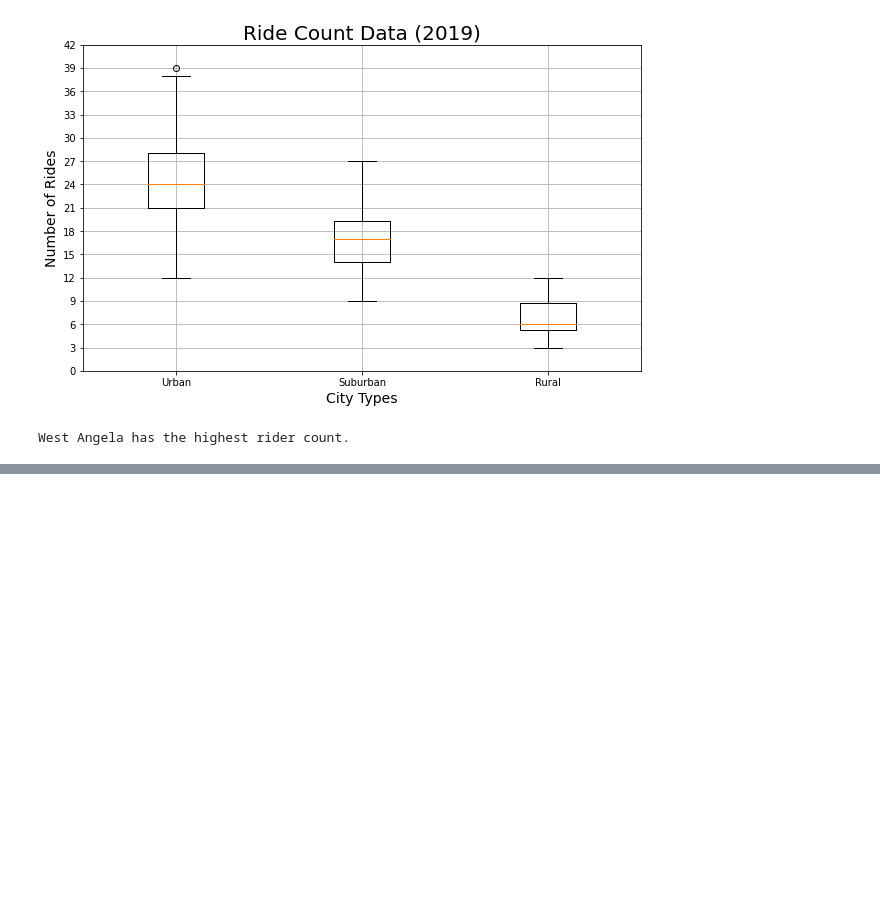
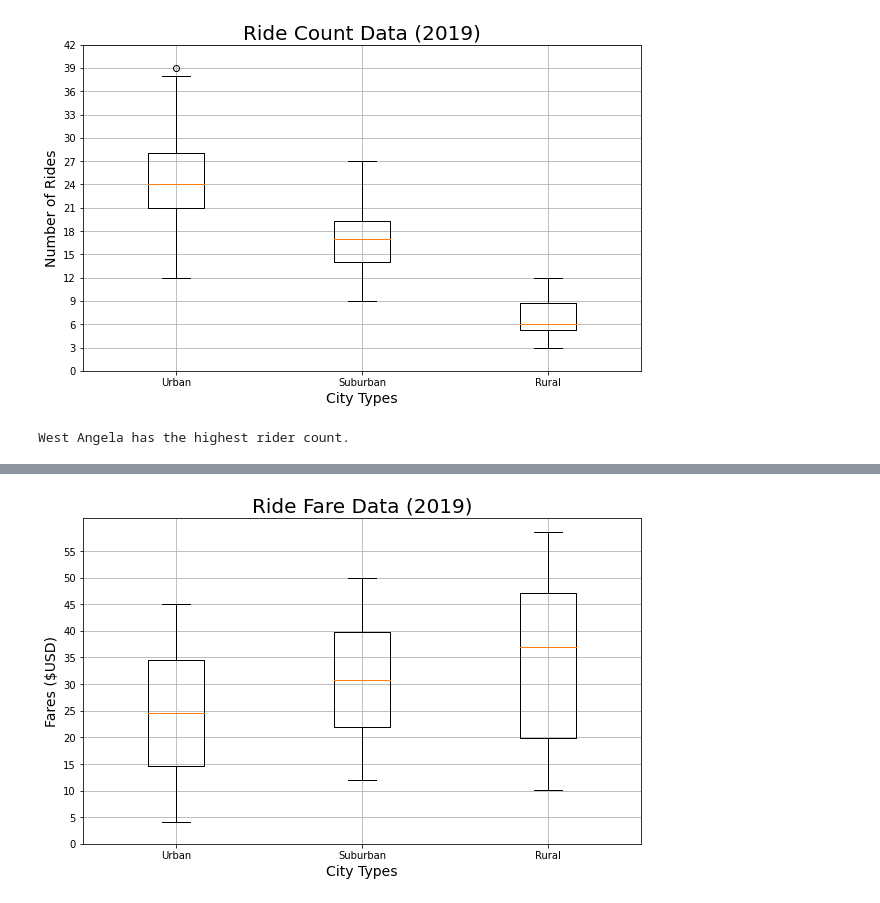
Before and after one commit to lawnshogan/PyBer_Analysis, a Jupyter notebook: PyBer.ipynb, the cells around one changed output, grey strips where cells are left out. Drawn from its saved outputs; the diff is of its cells as text; code cells hidden in the pictures; blank space fills up the shorter version.

```diff
--- a/PyBer.ipynb
+++ b/PyBer.ipynb
@@ -439,0 +495,25 @@ West Angela has the highest rider count.
+# %%
+# 5.4.4 - SKILL DRILL
+# Create a box-and-whisker plot that has all three city types' fare data in one plot
+# that looks similar to the following image. Save the combined box-and-whisker plot as Fig3.png to your "analysis" folder.
+
+# Add all ride count box-and-whisker plots to the same graph.
+x_labels = ["Urban", "Suburban","Rural"]
+ride_count_data = [urban_fares, suburban_fares, rural_fares]
+fig, ax = plt.subplots(figsize=(10, 6))
+ax.set_title('Ride Fare Data (2019)',fontsize=20)
+ax.set_ylabel('Fares ($USD)',fontsize=14)
+ax.set_xlabel("City Types",fontsize=14)
+ax.boxplot(ride_count_data, labels=x_labels)
+ax.set_yticks(np.arange(0, 56, step=5.0))
+ax.grid()
+
+plt.savefig("Resources/Fig2.png")
+plt.show()
+
+# From the combined box-and-whisker plots, we see that there are no outliers.
+# However, the average fare for rides in the rural cities is about $11 and $5 more per ride than the urban and suburban cities, respectively.
+# Why do you think there is such a big difference?
+# By looking at the number of riders for each city, can you get a sense of the overall revenue?
+# %% [output]
+[figure, added]
```
Also changed, not shown: parts of 6 cells of this notebook, 1 other file.
